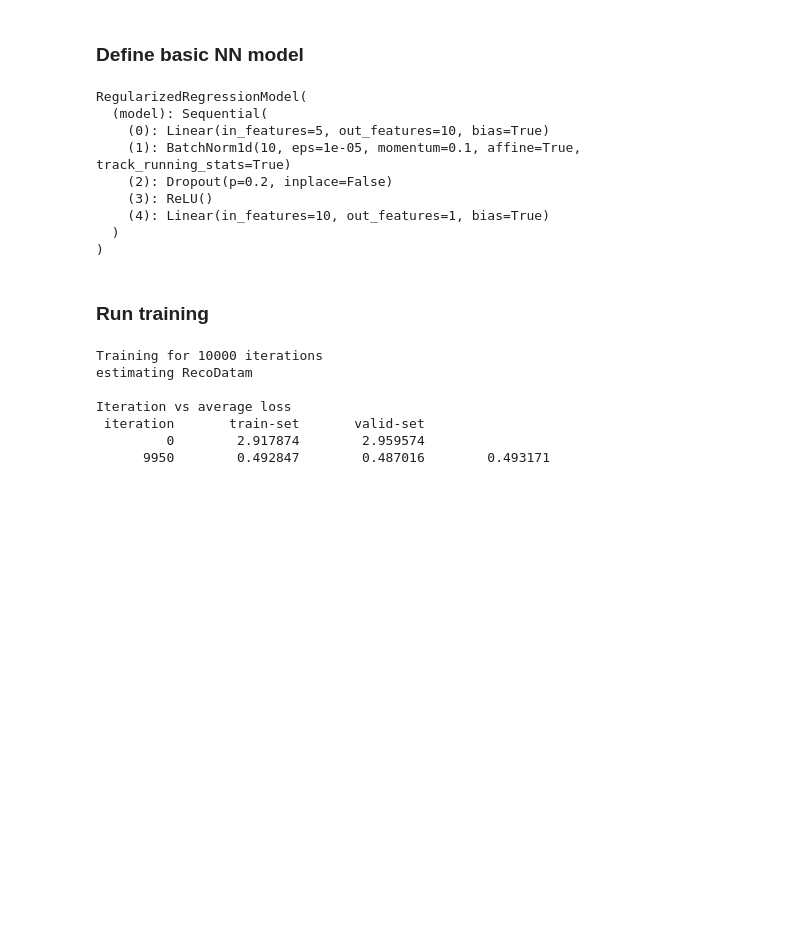
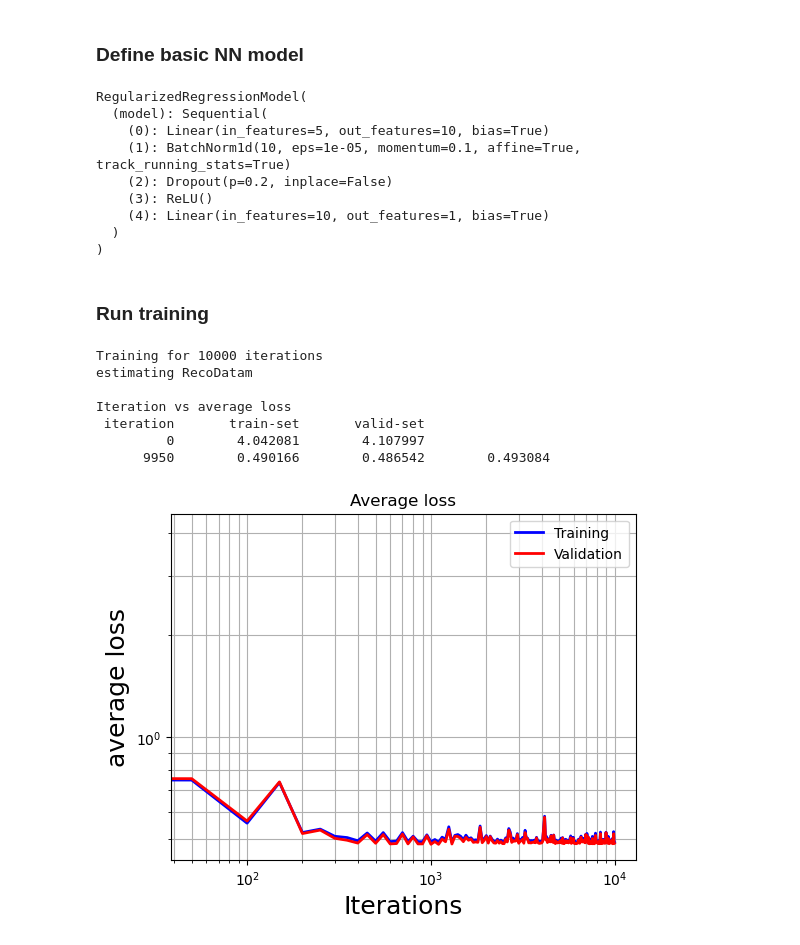
Before and after one commit to AliAlkadhim/torchQN, a Jupyter notebook: Braden_Scaling_TrainEval_Mass.ipynb, the cells around one changed output. Cells and saved outputs as stored; diff of their text form; code cells hidden in the pictures; blank space fills up the shorter version.

```diff
--- a/Braden_Scaling_TrainEval_Mass.ipynb
+++ b/Braden_Scaling_TrainEval_Mass.ipynb
@@ -417,7 +417,7 @@ def mkdir(dir_):
         pass
 
 
-def plot_average_loss(traces, ftsize=18,save_loss_plots=save_loss_plots, show_loss_plots=True):
+def plot_average_loss(traces, ftsize=18,save_loss_plots=False, show_loss_plots=True):
 
     xx, yy_t, yy_v, yy_v_avg = traces
 
@@ -631,7 +631,7 @@ def run(model, target,
     #               step=traces_step,
     #               window=traces_window)
 
-    # plot_average_loss(traces)
+    plot_average_loss(traces)
 
     if save_model:
         filename='Trained_IQNx4_%s_%sK_iter.dict' % (target, str(int(n_iterations/1000)) )
@@ -700,22 +700,27 @@ RegularizedRegressionModel(
 ### Run training
 # %%
 print(f'Training for {n_iterations} iterations')
-# start=time.time()
+start=time.time()
 print('estimating %s\n' % target)
 IQN_trace=([], [], [], [])
 traces_step = 50
 IQN = run(model=model, target=target,train_x=train_x, train_t=train_t,
         valid_x=valid_x, valid_t=valid_t, traces=IQN_trace, n_batch=256,
         n_iterations=n_iterations, traces_step=50, traces_window=50,
         save_model=False)
+
+end=time.time()
+difference=end-start
+print('evaluating m took ',difference, 'seconds')
 # %% [output]
 Training for 10000 iterations
 estimating RecoDatam
 
 Iteration vs average loss
  iteration       train-set       valid-set
-         0        2.917874        2.959574
-      9950        0.492847        0.487016        0.493171
+         0        4.042081        4.107997
+      9950        0.490166        0.486542        0.493084
+[figure, added]
 # %%
 if target== 'RecoDatapT':
     label= '$p_T$ [GeV]'
```
Also changed, not shown: parts of 1 cell of this notebook.
